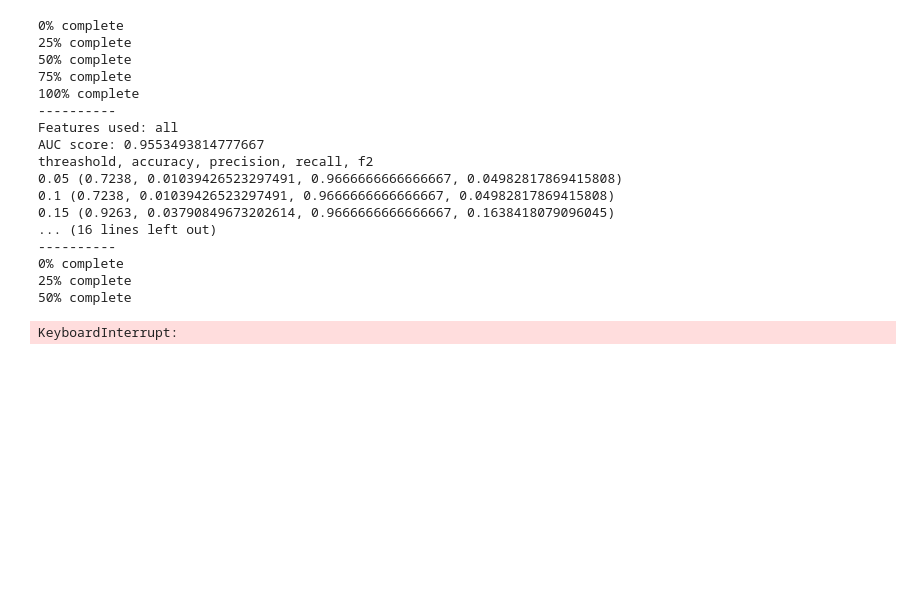
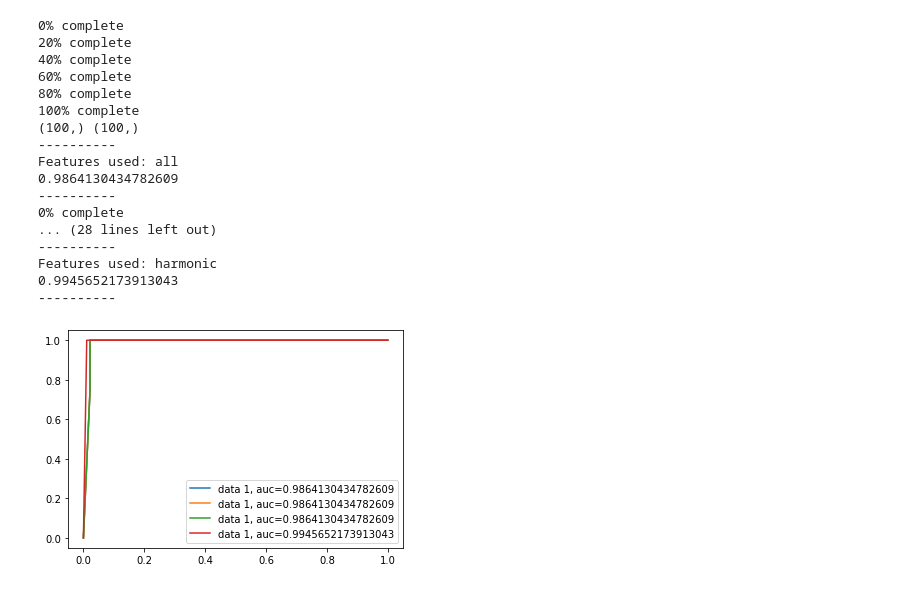
Before and after one commit to PhilipPhil/Unsupervised-Learning-for-Anomaly-Detection-in-Fleet-Based-Systems-Application-to-Air-Conditioners, a Jupyter notebook: Scores.ipynb, the cells around one changed output. Drawn from its saved outputs; the diff is of its cells as text; code cells hidden in the pictures; blank space fills up the shorter version.

```diff
--- a/Scores.ipynb
+++ b/Scores.ipynb
@@ -1,33 +70,45 @@
 # %%
 # 4.2
 from tools.HierarchicalClustering import HierarchicalClustering
 for feature, distance_threshold in [('all', 5),('real', 2.5),('reactive', 4.5),('harmonic', 2.5)]:
     hic = HierarchicalClustering(feature=feature)
     hic.distance_threshold = distance_threshold
-    hic.cluster_all()
+    anomaly_score, y = hic.cluster_all()
+
+    y_true = np.array(y)
+    y_probas = np.array(anomaly_score)
+    print(y_true.shape, y_probas.shape)
+
+    fpr, tpr, _ = metrics.roc_curve(y_true,  y_probas)
+    auc = metrics.roc_auc_score(y_true, y_probas)
+    plt.plot(fpr,tpr,label="data 1, auc="+str(auc))
+    plt.legend(loc=4)
+
+
     print('----------')
     print('Features used: ' + feature)
-    hic.get_scores()
+    print(hic.auc_score(anomaly_score, y))
     print('----------')
+plt.show()
 # %% [output]
 0% complete
-25% complete
-50% complete
-75% complete
+20% complete
+40% complete
+60% complete
+80% complete
 100% complete
+(100,) (100,)
 ----------
 Features used: all
-AUC score: 0.9553493814777667
-threashold, accuracy, precision, recall, f2
-0.05 (0.7238, 0.01039426523297491, 0.9666666666666667, 0.04982817869415808)
-0.1 (0.7238, 0.01039426523297491, 0.9666666666666667, 0.04982817869415808)
-0.15 (0.9263, 0.03790849673202614, 0.9666666666666667, 0.1638418079096045)
-... (16 lines left out)
+0.9864130434782609
 ----------
 0% complete
-25% complete
-50% complete
+... (28 lines left out)
+----------
+Features used: harmonic
+0.9945652173913043
+----------
-KeyboardInterrupt:
+[figure, added]
 # %%
 from scipy.cluster.hierarchy import dendrogram, linkage
 from matplotlib import pyplot as plt
```
Also changed, not shown: parts of 7 cells of this notebook, 12 other files.
